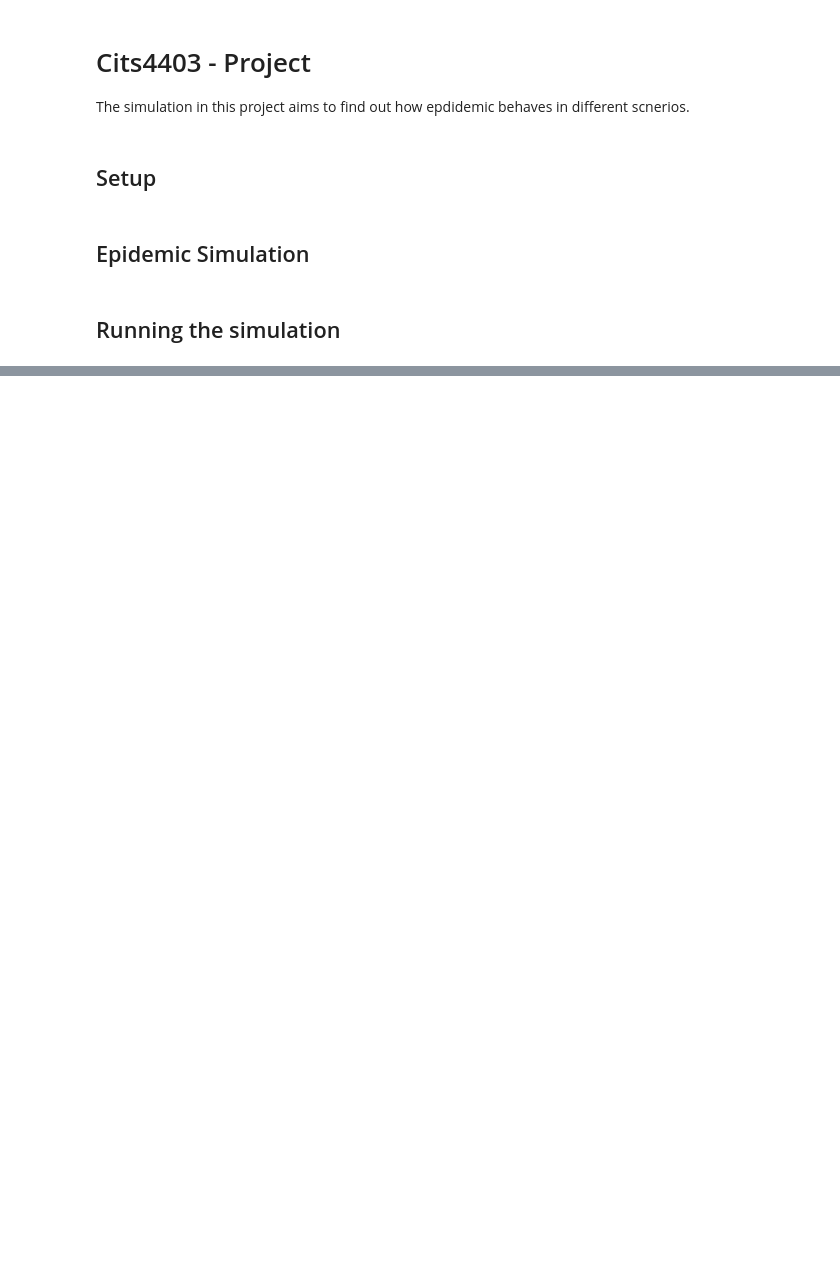
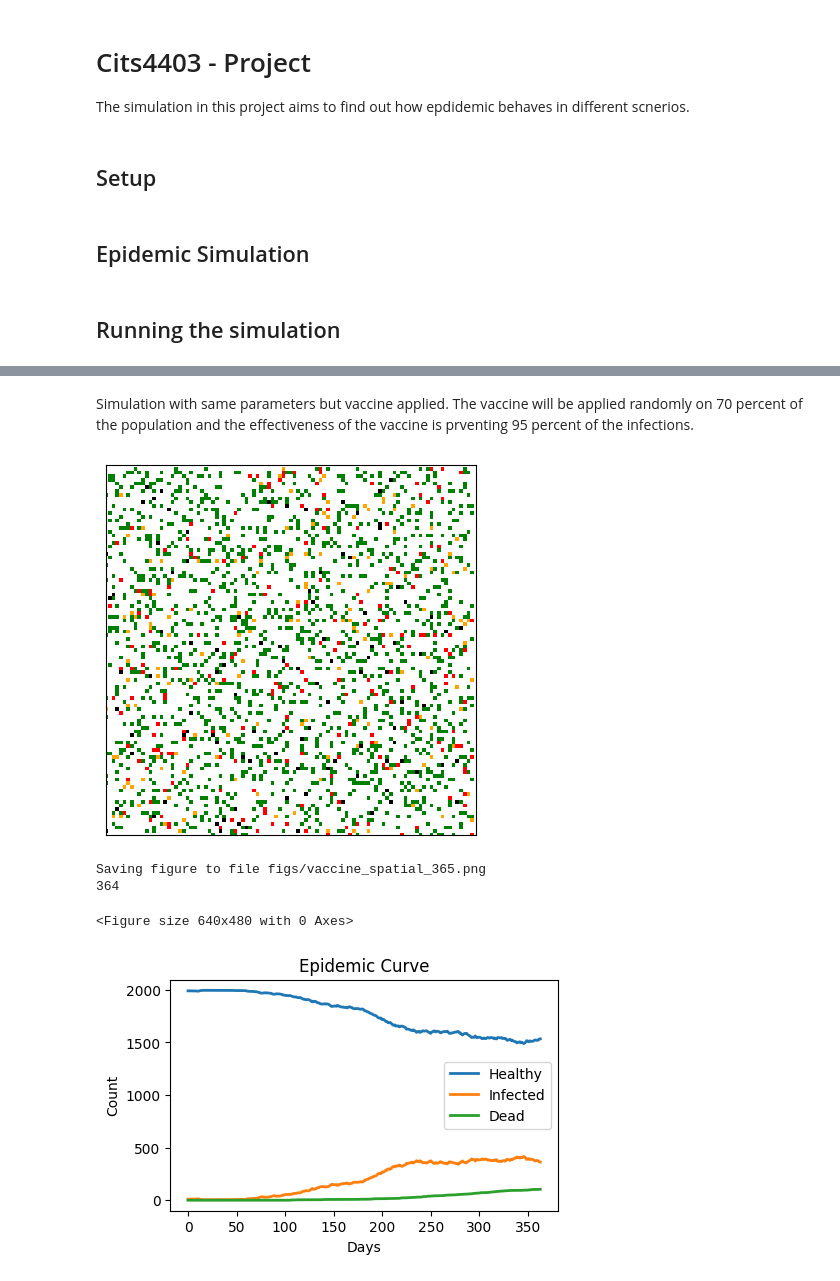
Before and after one commit to thogb/cits4403, a Jupyter notebook: project.ipynb, the cells around one changed output, grey strips where cells are left out. Cells and saved outputs as stored; diff of their text form; code cells hidden in the pictures; blank space fills up the shorter version.

```diff
--- a/project.ipynb
+++ b/project.ipynb
@@ -312,0 +422,15 @@ sim.animate(frames=300)
+# %% [markdown]
+Simulation with same parameters but vaccine applied. The vaccine will be applied randomly on 70 percent of the population and the effectiveness of the vaccine is prventing 95 percent of the infections.
+# %%
+sim = EpidemicSim(n=100, infec_prob=0.2, pop=2000, num_infect=10)
+sim.apply_vaccine(p=0.7, vaccine_effect=0.95)
+sim.animate(365)
+sim.draw()
+savefig("figs/vaccine_spatial_365.png", bbox_inches="tight")
+sim.draw_data(save_name="figs/vaccine_epidemic_curve_365.png")
+# %% [output]
+[figure, added]
+Saving figure to file figs/vaccine_spatial_365.png
+364
+<Figure size 640x480 with 0 Axes>
+[figure, added]
```
Also changed, not shown: parts of 11 cells of this notebook, 9 other files.
